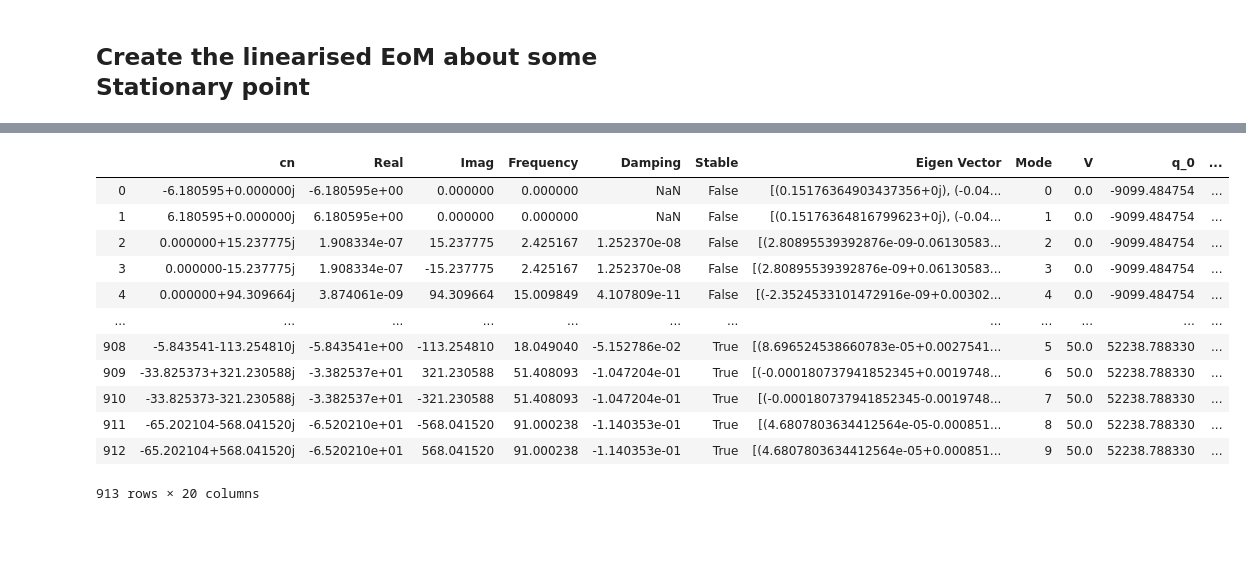
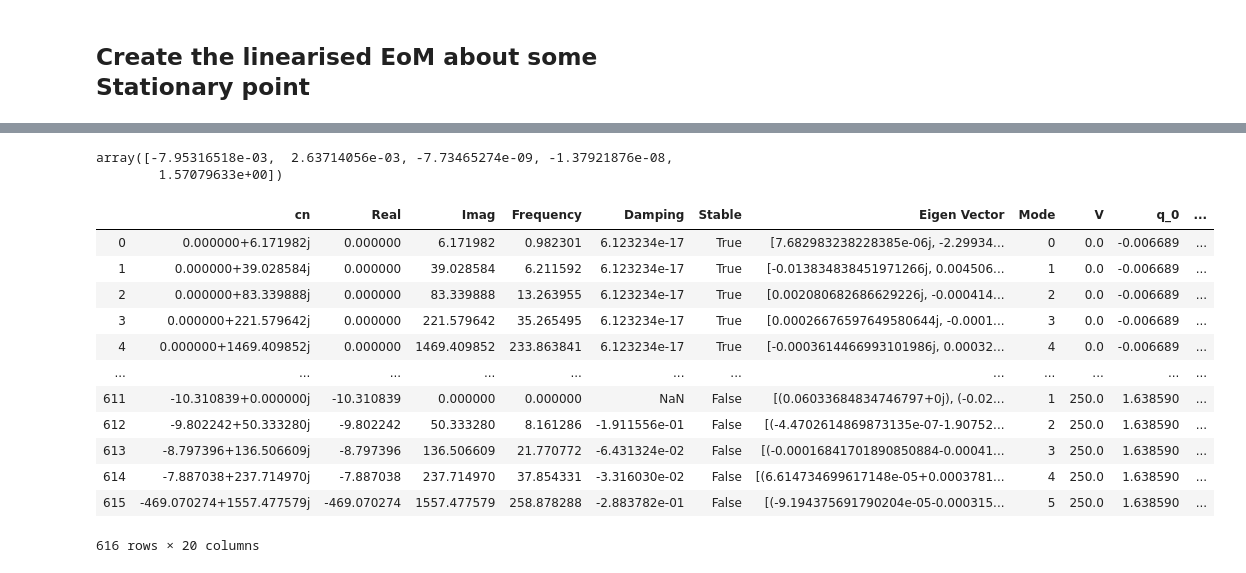
Before and after one commit to fh9g12/FwtModels, a Jupyter notebook: Workbooks/5_Non-linear FWTD Assumed Shapes/4_AssumedShapesV2-Flutter Plots.ipynb, the cells around one changed output, grey strips where cells are left out. Saved outputs shown, nothing was run; the diff lists cells and outputs as text; code cells hidden in the pictures; blank space fills up the shorter version.

```diff
--- a/Workbooks/5_Non-linear FWTD Assumed Shapes/4_AssumedShapesV2-Flutter Plots.ipynb
+++ b/Workbooks/5_Non-linear FWTD Assumed Shapes/4_AssumedShapesV2-Flutter Plots.ipynb
@@ -310,0 +290,17 @@ array([-9.47952632e+03,  3.62724037e+03, -9.95710751e-04,  3.76850255e-04,
+# %%
+# Linearise the Symbolic model
+p.fp.value = [0]*p.qs*2
+p.fp.value[-2] = np.pi/2
+p.eta.value = [1,1,1,1,1]
+p.s_t.value = 1.5
+
+# sub in functions!
+sm_subbed = sm.subs(p,{p.alpha_1:p.alpha_1.value,p.alphadot_1:p.alphadot_1.value})
+
+# get the linearised sm
+sm_lin = sm_subbed.subs(p,p.GetSubs(0,p.fp,ignore=[p.V,p.GJ])).linearise(p)
+
+# get eigen Matrices and turn into a function
+K,M = sm_lin.eigenMatrices(p)
+# %%
+func = sym.lambdify((p.V,p.fp,p.GJ),(K,M),'numpy')
@@ -310,0 +316,6 @@ array([-9.47952632e+03,  3.62724037e+03, -9.95710751e-04,  3.76850255e-04,
+# %%
+q = sym.Matrix(p.fp[::2])
+qd = sym.Matrix(p.fp[1::2])
+f = (sm_lin.f-sm_lin.ExtForces.Q())
+f = (sm_lin.f-sm_lin.ExtForces.Q()).subs({p.x[i]:p.fp[i] for i in range(-1,-len(p.x)-1,-1)}).subs({i:0 for i in qd})
+func_obj = sym.lambdify((q,p.V),(f.T*f).subs(p.GetSubs(0,q,ignore=[p.fp,p.V]))[0])
@@ -311,56 +329,67 @@ array([-9.47952632e+03,  3.62724037e+03, -9.95710751e-04,  3.76850255e-04,
+# %%
+p.V.value = 0
+from scipy.optimize import minimize
+
+p0 = [0]*p.qs
+p0[-1] = np.pi/2
+
+minimize(func_obj,p0,args=(0),method='CG').x
+# %% [output]
+array([-7.95316518e-03,  2.63714056e-03, -7.73465274e-09, -1.37921876e-08,
+        1.57079633e+00])
+# %%
+p.GJ.value = 600
 # %%
 df = pd.DataFrame(columns=['v','aoa','q','Lambda'])
-p.alpha_r.value = np.deg2rad(5)
-
-vs = np.linspace(0,50,101)
+vs = np.linspace(0,250,121)
 pLast = [0]*p.qs
 pLast[-1] = np.pi/2
 for v in vs:
     p.V.value = v
-    pLast = minimize(objective,[0]*p.qs).x
+    pLast = minimize(func_obj,pLast,method='Powell',args=(v)).x
     v0 = [0]*p.qs
     y0 = [j for i in range(len(p0)) for j in [pLast[i],v0[i]]]
-    df = df.append({'aoa' : np.rad2deg(p.alpha_r.value), 'v' : v,'q':y0,'Lambda':np.rad2deg(p.Lambda.value)} , ignore_index=True)
+    df = df.append({'aoa' : np.rad2deg(p.alpha_r(0,y0)), 'v' : v,'q':y0,'Lambda':np.rad2deg(p.Lambda.value)} , ignore_index=True)
     pLast
 data = df
 
 flutdfv2 = pd.DataFrame()
 for i in range(0,len(data)):
     # get the fixed point
     #lp = [data['eta'].iloc[i],0,data['q1'].iloc[i],0]
 
     # get the jacobian evaluated at this point
     #j_lp = func(data['v'].iloc[i],np.deg2rad(data['Lambda'].iloc[i]),ratio,lp)
     # get eigen value information
     #jac_dat = dof2.ExtractEigenValueData(j_lp,sortby='Damping')
-    evals, evecs = eig(*func(data['v'].iloc[i],data['q'].iloc[i]))
+    evals, evecs = eig(*func(data['v'].iloc[i],data['q'].iloc[i],p.GJ.value))
     jac_dat = mf.ExtractEigenValueData(evals,evecs,sortby='Frequency')
 
     # populate test specific data
     jac_dat['V'] = data['v'].iloc[i]
     #jac_dat['Mass Ratio'] = f'r = {ratio}'
     y = np.array(data['q'].iloc[i])
     for i in range(len(y)):
         jac_dat[f'q_{i}'] =y[i]
     jac_dat['Lambda'] = data['Lambda'].iloc[i]
     flutdfv2 = flutdfv2.append(jac_dat,sort=False)
 
 flutdfv2 = flutdfv2.reset_index(drop=True)
 flutdfv2
 # %% [output]
 |  | cn | Real | Imag | Frequency | Damping | Stable | Eigen Vector | Mode | V | q_0 | ... |
-| 0 | -6.180595+0.000000j | -6.180595e+00 | 0.000000 | 0.000000 | NaN | False | [(0.15176364903437356+0j), (-0.04... | 0 | 0.0 | -9099.484754 | ... |
-| 1 | 6.180595+0.000000j | 6.180595e+00 | 0.000000 | 0.000000 | NaN | False | [(0.15176364816799623+0j), (-0.04... | 1 | 0.0 | -9099.484754 | ... |
-| 2 | 0.000000+15.237775j | 1.908334e-07 | 15.237775 | 2.425167 | 1.252370e-08 | False | [(2.80895539392876e-09-0.06130583... | 2 | 0.0 | -9099.484754 | ... |
-| 3 | 0.000000-15.237775j | 1.908334e-07 | -15.237775 | 2.425167 | 1.252370e-08 | False | [(2.80895539392876e-09+0.06130583... | 3 | 0.0 | -9099.484754 | ... |
-| 4 | 0.000000+94.309664j | 3.874061e-09 | 94.309664 | 15.009849 | 4.107809e-11 | False | [(-2.3524533101472916e-09+0.00302... | 4 | 0.0 | -9099.484754 | ... |
+| 0 | 0.000000+6.171982j | 0.000000 | 6.171982 | 0.982301 | 6.123234e-17 | True | [7.682983238228385e-06j, -2.29934... | 0 | 0.0 | -0.006689 | ... |
+| 1 | 0.000000+39.028584j | 0.000000 | 39.028584 | 6.211592 | 6.123234e-17 | True | [-0.013834838451971266j, 0.004506... | 1 | 0.0 | -0.006689 | ... |
+| 2 | 0.000000+83.339888j | 0.000000 | 83.339888 | 13.263955 | 6.123234e-17 | True | [0.002080682686629226j, -0.000414... | 2 | 0.0 | -0.006689 | ... |
+| 3 | 0.000000+221.579642j | 0.000000 | 221.579642 | 35.265495 | 6.123234e-17 | True | [0.00026676597649580644j, -0.0001... | 3 | 0.0 | -0.006689 | ... |
+| 4 | 0.000000+1469.409852j | 0.000000 | 1469.409852 | 233.863841 | 6.123234e-17 | True | [-0.0003614466993101986j, 0.00032... | 4 | 0.0 | -0.006689 | ... |
 | ... | ... | ... | ... | ... | ... | ... | ... | ... | ... | ... | ... |
-| 908 | -5.843541-113.254810j | -5.843541e+00 | -113.254810 | 18.049040 | -5.152786e-02 | True | [(8.696524538660783e-05+0.0027541... | 5 | 50.0 | 52238.788330 | ... |
-| 909 | -33.825373+321.230588j | -3.382537e+01 | 321.230588 | 51.408093 | -1.047204e-01 | True | [(-0.000180737941852345+0.0019748... | 6 | 50.0 | 52238.788330 | ... |
-| 910 | -33.825373-321.230588j | -3.382537e+01 | -321.230588 | 51.408093 | -1.047204e-01 | True | [(-0.000180737941852345-0.0019748... | 7 | 50.0 | 52238.788330 | ... |
-| 911 | -65.202104-568.041520j | -6.520210e+01 | -568.041520 | 91.000238 | -1.140353e-01 | True | [(4.6807803634412564e-05-0.000851... | 8 | 50.0 | 52238.788330 | ... |
-| 912 | -65.202104+568.041520j | -6.520210e+01 | 568.041520 | 91.000238 | -1.140353e-01 | True | [(4.6807803634412564e-05+0.000851... | 9 | 50.0 | 52238.788330 | ... |
+| 611 | -10.310839+0.000000j | -10.310839 | 0.000000 | 0.000000 | NaN | False | [(0.06033684834746797+0j), (-0.02... | 1 | 250.0 | 1.638590 | ... |
+| 612 | -9.802242+50.333280j | -9.802242 | 50.333280 | 8.161286 | -1.911556e-01 | False | [(-4.4702614869873135e-07-1.90752... | 2 | 250.0 | 1.638590 | ... |
+| 613 | -8.797396+136.506609j | -8.797396 | 136.506609 | 21.770772 | -6.431324e-02 | False | [(-0.00016841701890850884-0.00041... | 3 | 250.0 | 1.638590 | ... |
+| 614 | -7.887038+237.714970j | -7.887038 | 237.714970 | 37.854331 | -3.316030e-02 | False | [(6.614734699617148e-05+0.0003781... | 4 | 250.0 | 1.638590 | ... |
+| 615 | -469.070274+1557.477579j | -469.070274 | 1557.477579 | 258.878288 | -2.883782e-01 | False | [(-9.194375691790204e-05-0.000315... | 5 | 250.0 | 1.638590 | ... |
-913 rows × 20 columns
+616 rows × 20 columns
 # %%
 #data = flutdf[(flutdf['aoa']==5) & (flutdf['Damping']<0)]
 #data = flutdfv2[(flutdfv2['Stable'])]
```
Also changed, not shown: parts of 16 cells of this notebook, 2 other files.
